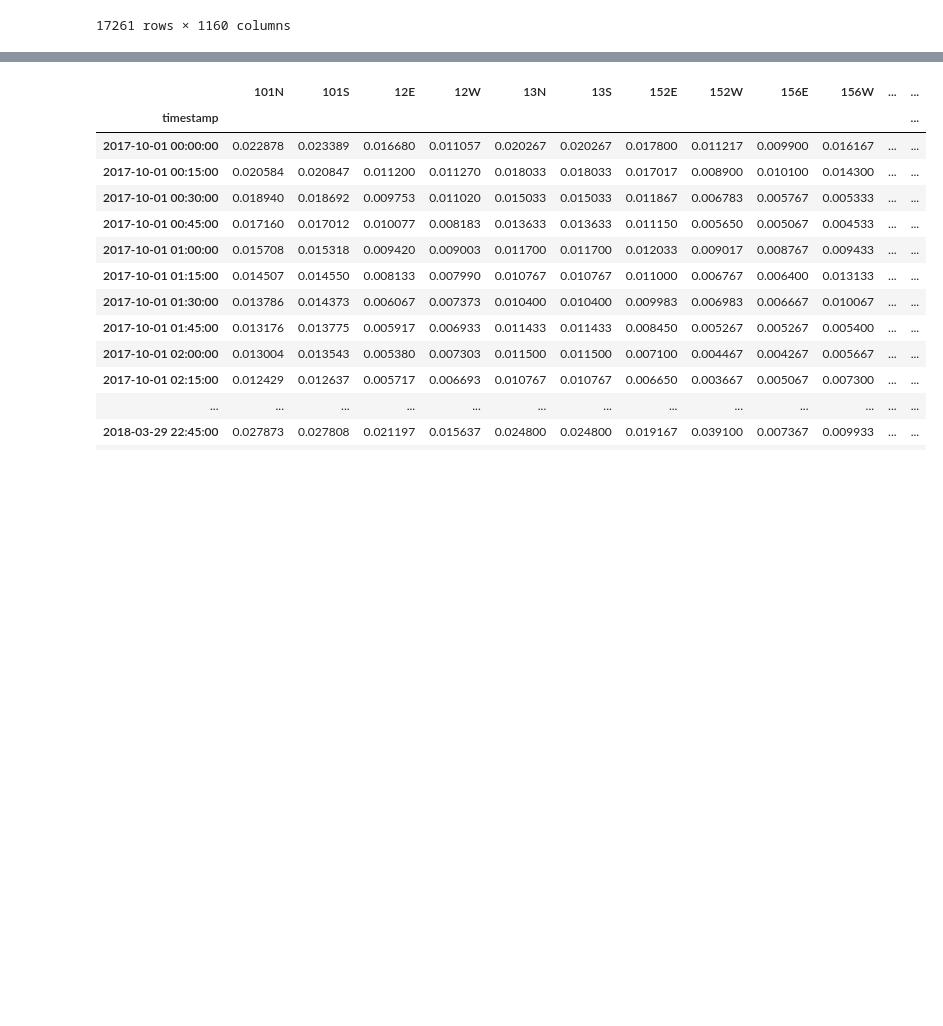
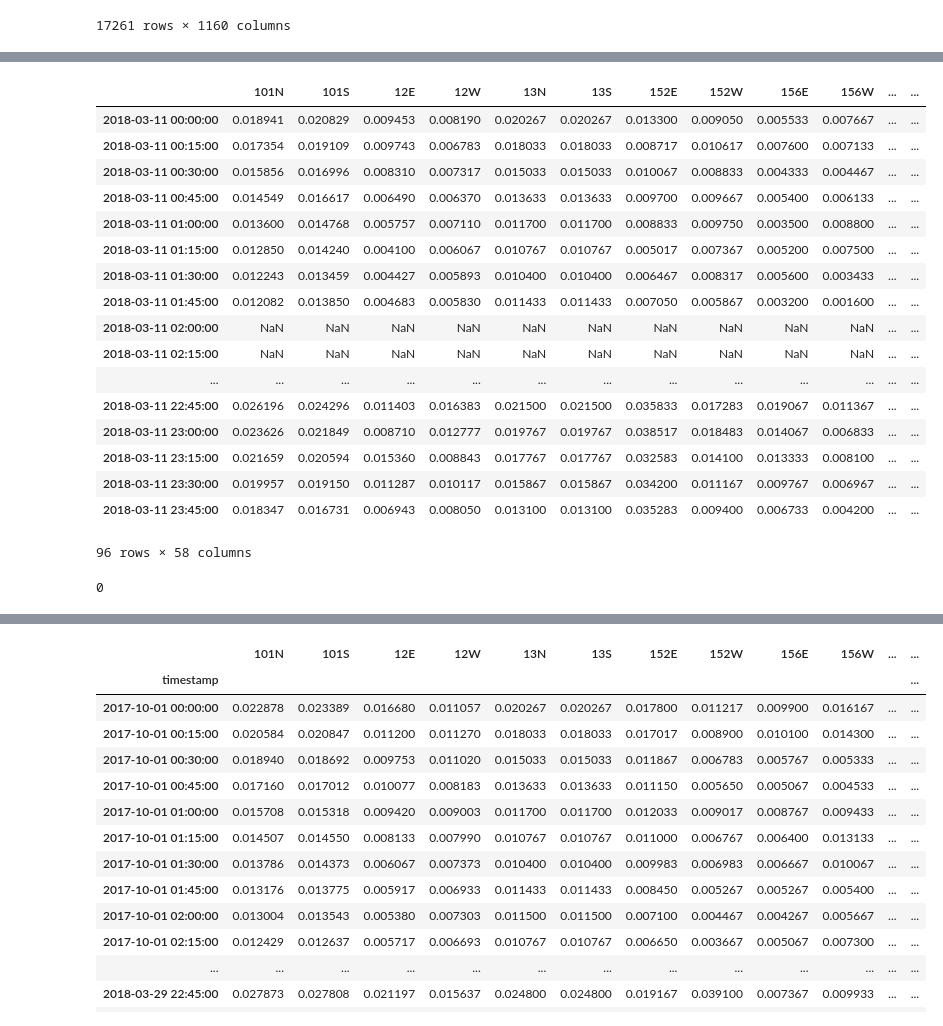
Before and after one commit to arthurpiazzi/Traffic-Flow, a Jupyter notebook: Traffic.ipynb, the cells around one changed output, grey strips where cells are left out. Drawn from its saved outputs; the diff is of its cells as text; code cells hidden in the pictures; blank space fills up the shorter version.

```diff
--- a/Traffic.ipynb
+++ b/Traffic.ipynb
@@ -218,0 +267,11 @@ result = result.asfreq('15Min')
+# %%
+import numpy as np
+start = df1.index.min()
+end = df1.index.max()
+print(start, end)
+idx = pd.date_range(start, freq='5T', end=end)
+df1.index = pd.DatetimeIndex(df1.index)
+df1 = df1.reindex(idx, fill_value=np.nan)
+df1 = df1.resample('15T').mean()
+df1
+# %% [output]
@@ -218,0 +279,23 @@ result = result.asfreq('15Min')
+|  | 101N | 101S | 12E | 12W | 13N | 13S | 152E | 152W | 156E | 156W | ... | ... |
+| 2018-03-11 00:00:00 | 0.018941 | 0.020829 | 0.009453 | 0.008190 | 0.020267 | 0.020267 | 0.013300 | 0.009050 | 0.005533 | 0.007667 | ... | ... |
+| 2018-03-11 00:15:00 | 0.017354 | 0.019109 | 0.009743 | 0.006783 | 0.018033 | 0.018033 | 0.008717 | 0.010617 | 0.007600 | 0.007133 | ... | ... |
+| 2018-03-11 00:30:00 | 0.015856 | 0.016996 | 0.008310 | 0.007317 | 0.015033 | 0.015033 | 0.010067 | 0.008833 | 0.004333 | 0.004467 | ... | ... |
+| 2018-03-11 00:45:00 | 0.014549 | 0.016617 | 0.006490 | 0.006370 | 0.013633 | 0.013633 | 0.009700 | 0.009667 | 0.005400 | 0.006133 | ... | ... |
+| 2018-03-11 01:00:00 | 0.013600 | 0.014768 | 0.005757 | 0.007110 | 0.011700 | 0.011700 | 0.008833 | 0.009750 | 0.003500 | 0.008800 | ... | ... |
+| 2018-03-11 01:15:00 | 0.012850 | 0.014240 | 0.004100 | 0.006067 | 0.010767 | 0.010767 | 0.005017 | 0.007367 | 0.005200 | 0.007500 | ... | ... |
+| 2018-03-11 01:30:00 | 0.012243 | 0.013459 | 0.004427 | 0.005893 | 0.010400 | 0.010400 | 0.006467 | 0.008317 | 0.005600 | 0.003433 | ... | ... |
+| 2018-03-11 01:45:00 | 0.012082 | 0.013850 | 0.004683 | 0.005830 | 0.011433 | 0.011433 | 0.007050 | 0.005867 | 0.003200 | 0.001600 | ... | ... |
+| 2018-03-11 02:00:00 | NaN | NaN | NaN | NaN | NaN | NaN | NaN | NaN | NaN | NaN | ... | ... |
+| 2018-03-11 02:15:00 | NaN | NaN | NaN | NaN | NaN | NaN | NaN | NaN | NaN | NaN | ... | ... |
+| ... | ... | ... | ... | ... | ... | ... | ... | ... | ... | ... | ... | ... |
+| 2018-03-11 22:45:00 | 0.026196 | 0.024296 | 0.011403 | 0.016383 | 0.021500 | 0.021500 | 0.035833 | 0.017283 | 0.019067 | 0.011367 | ... | ... |
+| 2018-03-11 23:00:00 | 0.023626 | 0.021849 | 0.008710 | 0.012777 | 0.019767 | 0.019767 | 0.038517 | 0.018483 | 0.014067 | 0.006833 | ... | ... |
+| 2018-03-11 23:15:00 | 0.021659 | 0.020594 | 0.015360 | 0.008843 | 0.017767 | 0.017767 | 0.032583 | 0.014100 | 0.013333 | 0.008100 | ... | ... |
+| 2018-03-11 23:30:00 | 0.019957 | 0.019150 | 0.011287 | 0.010117 | 0.015867 | 0.015867 | 0.034200 | 0.011167 | 0.009767 | 0.006967 | ... | ... |
+| 2018-03-11 23:45:00 | 0.018347 | 0.016731 | 0.006943 | 0.008050 | 0.013100 | 0.013100 | 0.035283 | 0.009400 | 0.006733 | 0.004200 | ... | ... |
+96 rows × 58 columns
+# %%
+df1.interpolate(inplace=True)
+df1.isna().sum().sum()
+# %% [output]
+0
```
Also changed, not shown: parts of 13 cells of this notebook, 8 other files.
